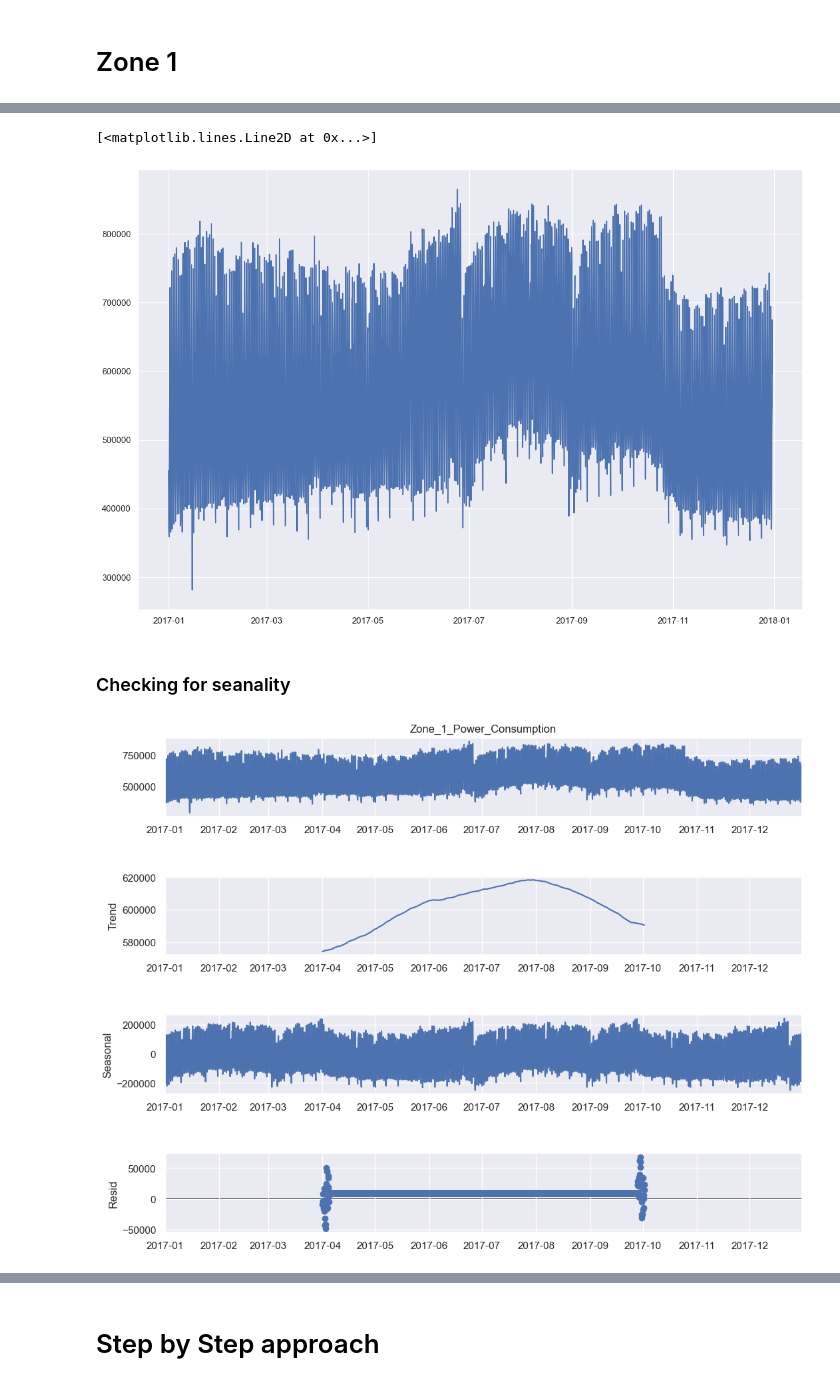
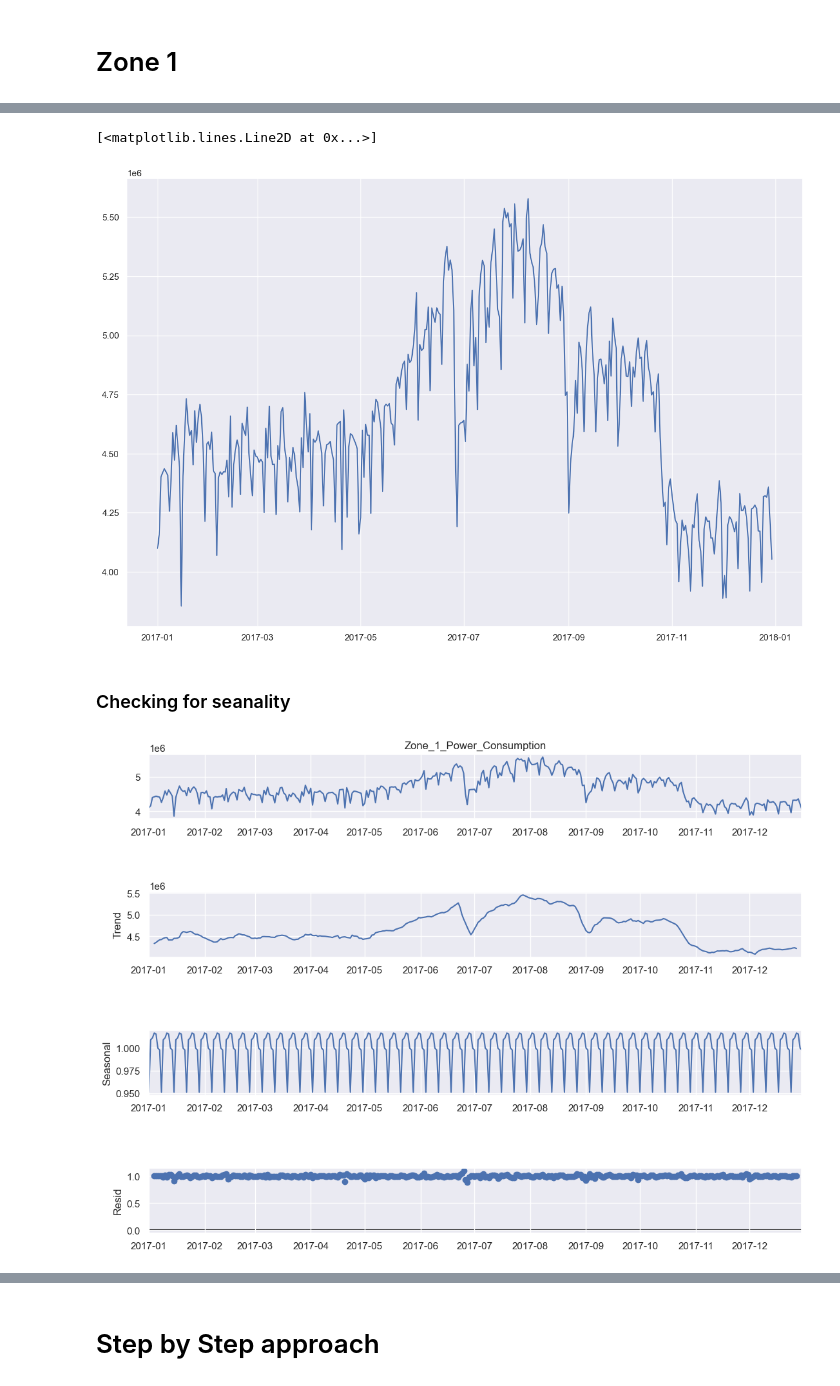
Before and after one commit to Mahyar-Fazelzadeh/Energy-Consumption-Prediction-using-Arima-and-RNN-models, a Jupyter notebook: power_consumption_of_Tetouan_city.ipynb, the cells around one changed output, grey strips where cells are left out. Saved outputs shown, nothing was run; the diff lists cells and outputs as text; code cells hidden in the pictures.

Commit message:
changing parameter of Arima

```diff
--- a/power_consumption_of_Tetouan_city.ipynb
+++ b/power_consumption_of_Tetouan_city.ipynb
@@ -71,6 +71,3 @@ data.set_index('DateTime', inplace=True)
 # Zone 1
 # %%
 data_zone1 = data[['Zone_1_Power_Consumption']]
-# %%
-# Changing frequency to daily
-data_zone1 = data_zone1.resample('3H').sum()
@@ -93,0 +74,3 @@ data_zone1
+# %%
+# Changing frequency to daily
+data_zone1 = data_zone1.resample('D').sum()
@@ -96,6 +96,6 @@ fig =plt.figure(figsize=(15,10))
 plt.plot(data_zone1)
 # %% [output]
 [<matplotlib.lines.Line2D at 0x...>]
-[figure, old version]
+[figure, new version]
 # %% [markdown]
 ### Checking for seanality
@@ -104,15 +104,15 @@ plt.plot(data_zone1)
 # %%
 from statsmodels.tsa.seasonal import seasonal_decompose
 
 ### Question about perioud and freq
 #data_zone1.index.freq = 'YS'
 
 # Specify multiplicative model
-fig = seasonal_decompose(data_zone1['Zone_1_Power_Consumption'],model='additive', period =24*60).plot();
+fig = seasonal_decompose(data_zone1['Zone_1_Power_Consumption'],model='mul').plot();
 fig.set_size_inches((12, 9))
 plt.show()
 # %% [output]
-[figure, old version]
+[figure, new version]
 # %% [markdown]
 ![](assets/pd_offset_codes.png)
 # %%
```
Also changed, not shown: parts of 18 cells of this notebook.
